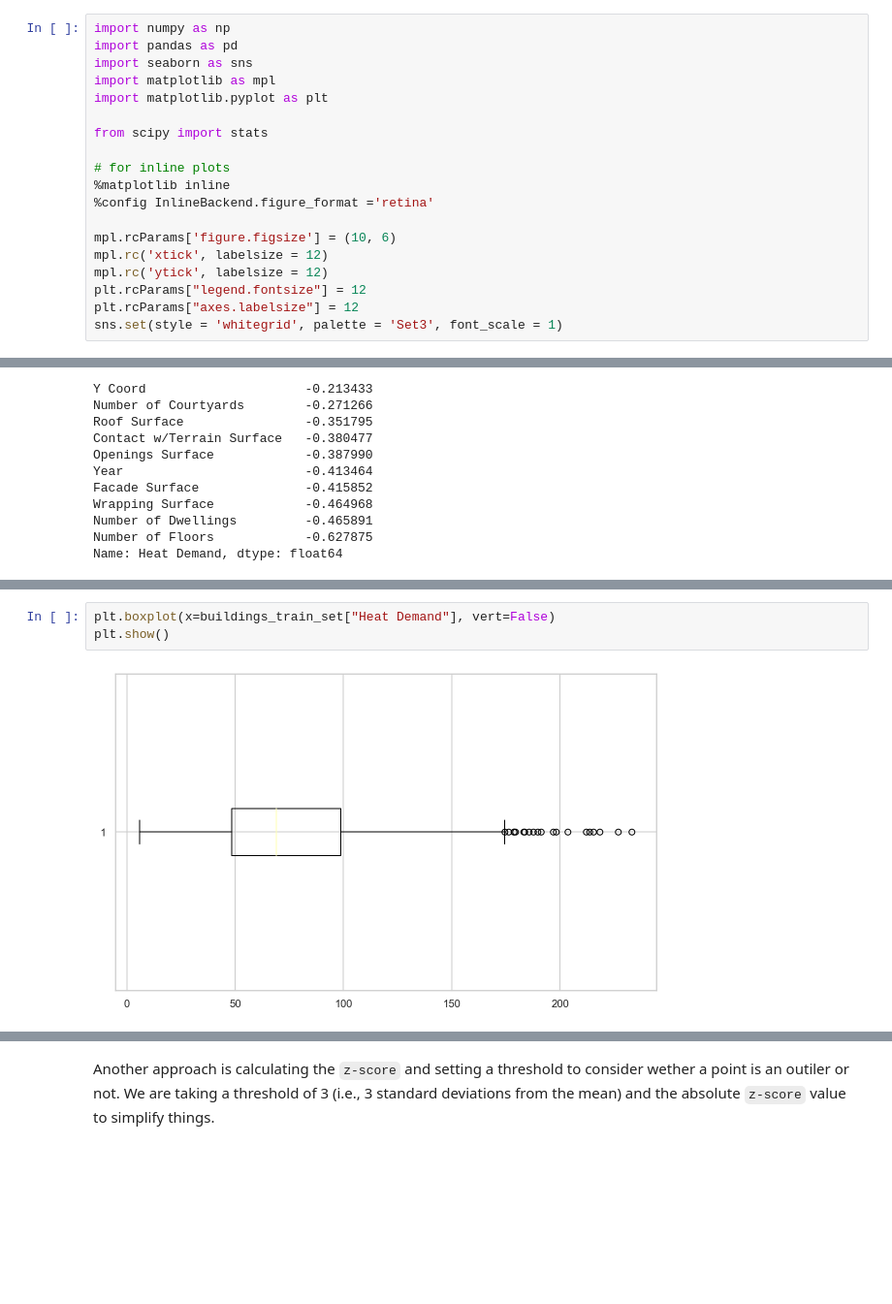
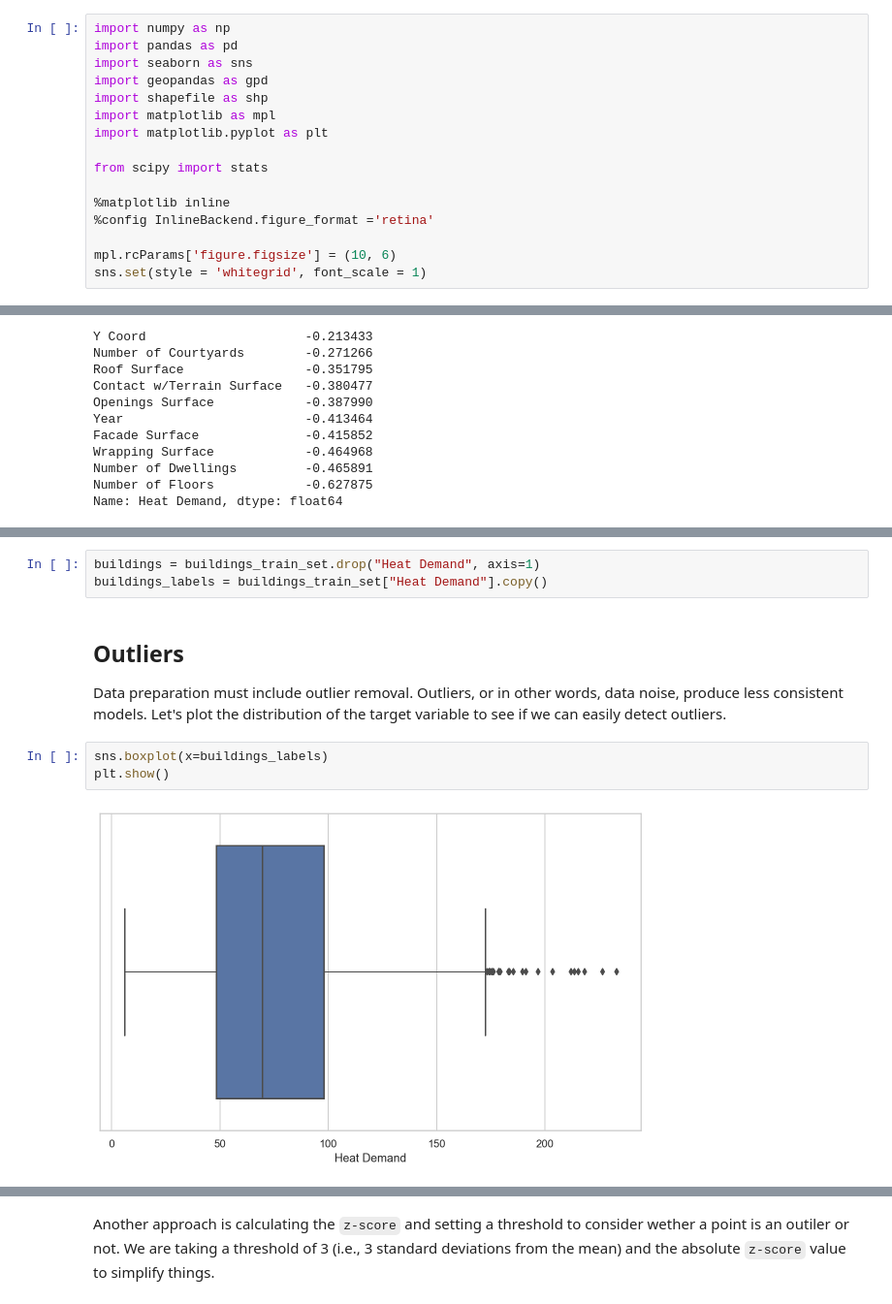
Before and after one commit to carlosdavila91/santboi_heatdemand, a Jupyter notebook: models.ipynb, the cells around one changed output, grey strips where cells are left out. Shown at 97% size. Saved outputs shown, nothing was run; the diff lists cells and outputs as text; blank space fills up the shorter version.

```diff
--- a/models.ipynb
+++ b/models.ipynb
@@ -95,18 +79,15 @@ The attributes in the dataset are the following:
 import numpy as np
 import pandas as pd
 import seaborn as sns
+import geopandas as gpd
+import shapefile as shp
 import matplotlib as mpl
 import matplotlib.pyplot as plt
 
 from scipy import stats
 
-# for inline plots
 %matplotlib inline
 %config InlineBackend.figure_format ='retina'
 
 mpl.rcParams['figure.figsize'] = (10, 6)
-mpl.rc('xtick', labelsize = 12)
-mpl.rc('ytick', labelsize = 12)
-plt.rcParams["legend.fontsize"] = 12
-plt.rcParams["axes.labelsize"] = 12
-sns.set(style = 'whitegrid', palette = 'Set3', font_scale = 1)
+sns.set(style = 'whitegrid', font_scale = 1)
@@ -464,6 +477,13 @@ Let's see the distribution of the attribute that is the potential target variabl
+# %%
+buildings = buildings_train_set.drop("Heat Demand", axis=1)
+buildings_labels = buildings_train_set["Heat Demand"].copy()
+# %% [markdown]
+## Outliers
+
+Data preparation must include outlier removal. Outliers, or in other words, data noise, produce less consistent models. Let's plot the distribution of the target variable to see if we can easily detect outliers.
 # %%
-plt.boxplot(x=buildings_train_set["Heat Demand"], vert=False)
+sns.boxplot(x=buildings_labels)
 plt.show()
 # %% [output]
-[figure, old version]
+[figure, new version]
 # %% [markdown]
```
Also changed, not shown: parts of 159 cells of this notebook, 3 other files.
